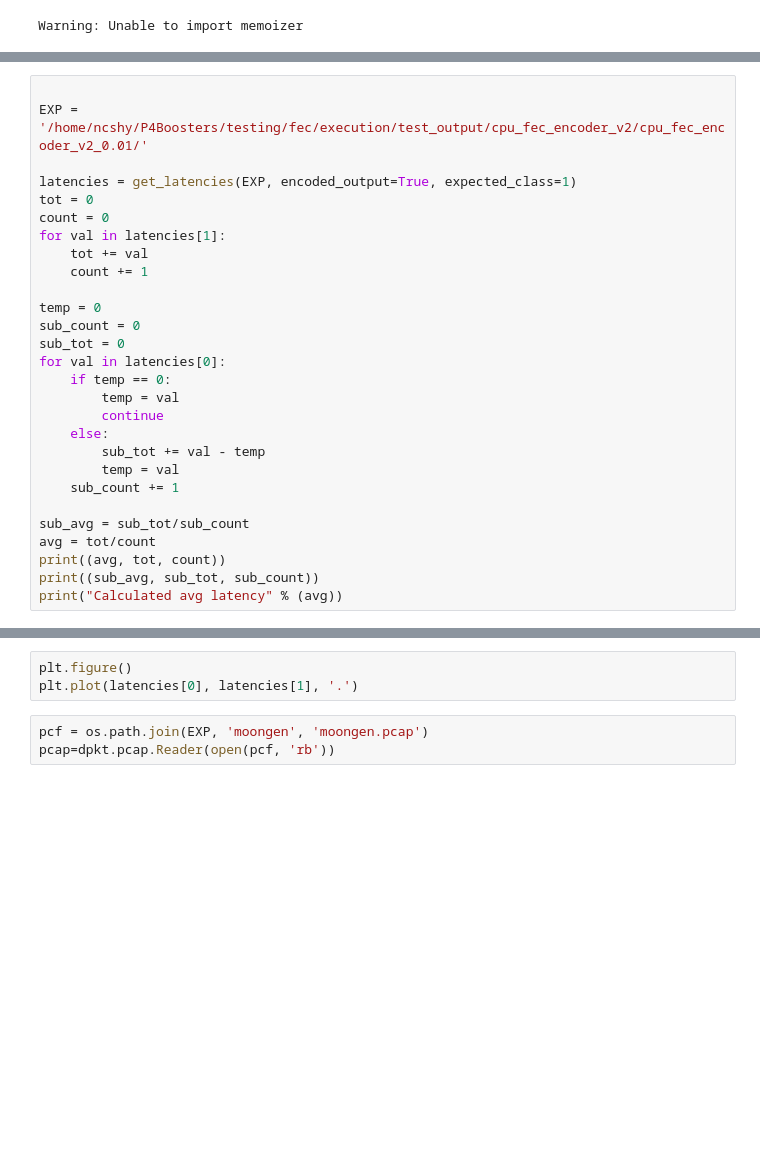
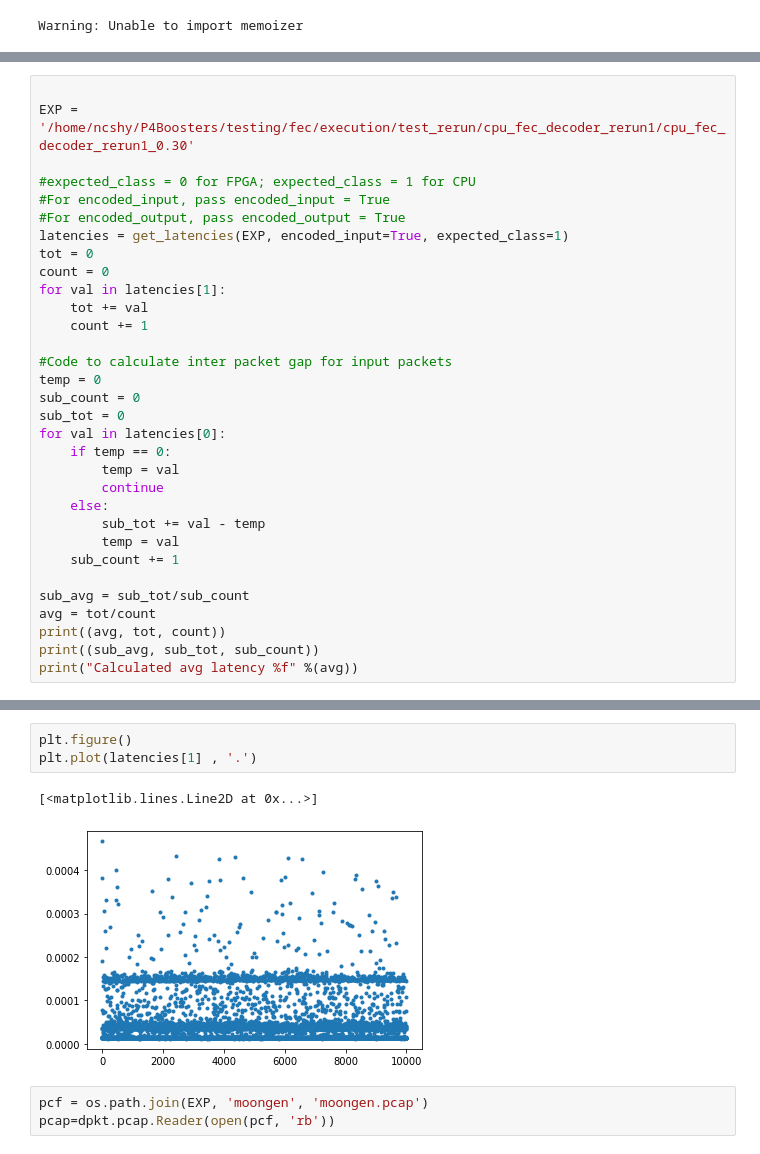
Before and after one commit to eniac/Flightplan, a Jupyter notebook: testing/fec/analysis/FecLatency.ipynb, the cells around one changed output, grey strips where cells are left out. Cells and saved outputs as stored; diff of their text form; blank space fills up the shorter version.

```diff
--- a/testing/fec/analysis/FecLatency.ipynb
+++ b/testing/fec/analysis/FecLatency.ipynb
@@ -147,15 +160,19 @@ def get_latencies(out_dir,
     return np.array(ts_in), np.array(ts_out) - np.array(ts_in)
 # %%
 
-EXP = '/home/ncshy/P4Boosters/testing/fec/execution/test_output/cpu_fec_encoder_v2/cpu_fec_encoder_v2_0.01/'
+EXP = '/home/ncshy/P4Boosters/testing/fec/execution/test_rerun/cpu_fec_decoder_rerun1/cpu_fec_decoder_rerun1_0.30'
 
-latencies = get_latencies(EXP, encoded_output=True, expected_class=1)
+#expected_class = 0 for FPGA; expected_class = 1 for CPU
+#For encoded_input, pass encoded_input = True
+#For encoded_output, pass encoded_output = True
+latencies = get_latencies(EXP, encoded_input=True, expected_class=1)
 tot = 0
 count = 0
 for val in latencies[1]:
     tot += val
     count += 1
 
+#Code to calculate inter packet gap for input packets
 temp = 0
 sub_count = 0
 sub_tot = 0
@@ -172,5 +189,5 @@ sub_avg = sub_tot/sub_count
 avg = tot/count
 print((avg, tot, count))
 print((sub_avg, sub_tot, sub_count))
-print("Calculated avg latency" % (avg))
+print("Calculated avg latency %f" %(avg))
 # %% [output]
@@ -179,6 +211,9 @@ UnboundLocalError: local variable 'i' referenced before assignment
 # %%
 plt.figure()
-plt.plot(latencies[0], latencies[1], '.')
+plt.plot(latencies[1] , '.')
+# %% [output]
+[<matplotlib.lines.Line2D at 0x...>]
+[figure, added]
 # %%
 pcf = os.path.join(EXP, 'moongen', 'moongen.pcap')
 pcap=dpkt.pcap.Reader(open(pcf, 'rb'))
```
Also changed, not shown: parts of 3 cells of this notebook, 58 other files.
